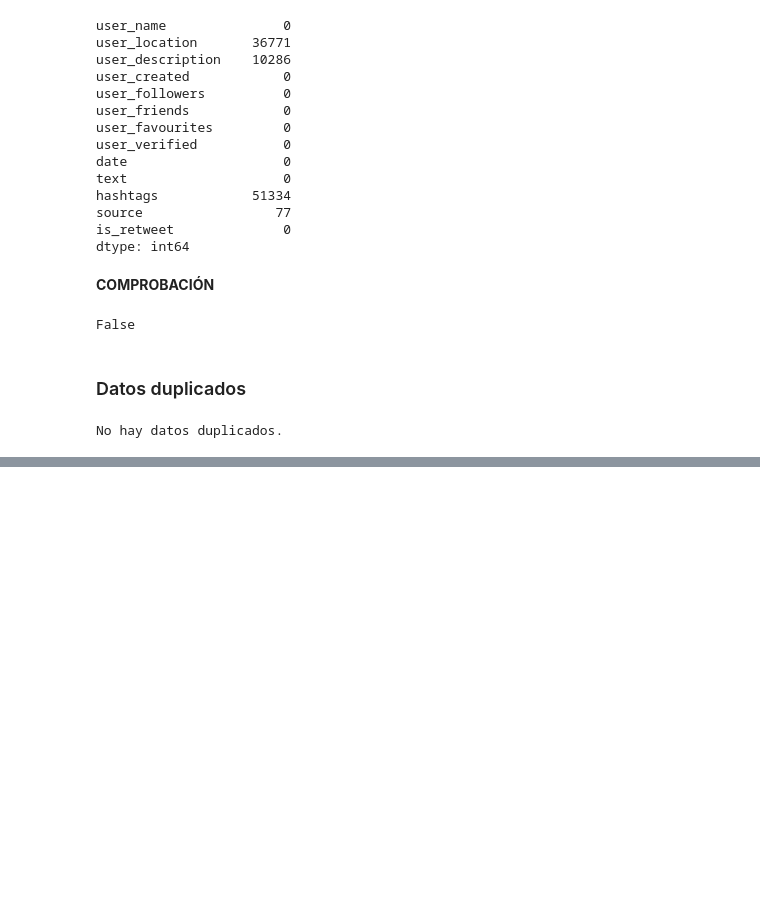
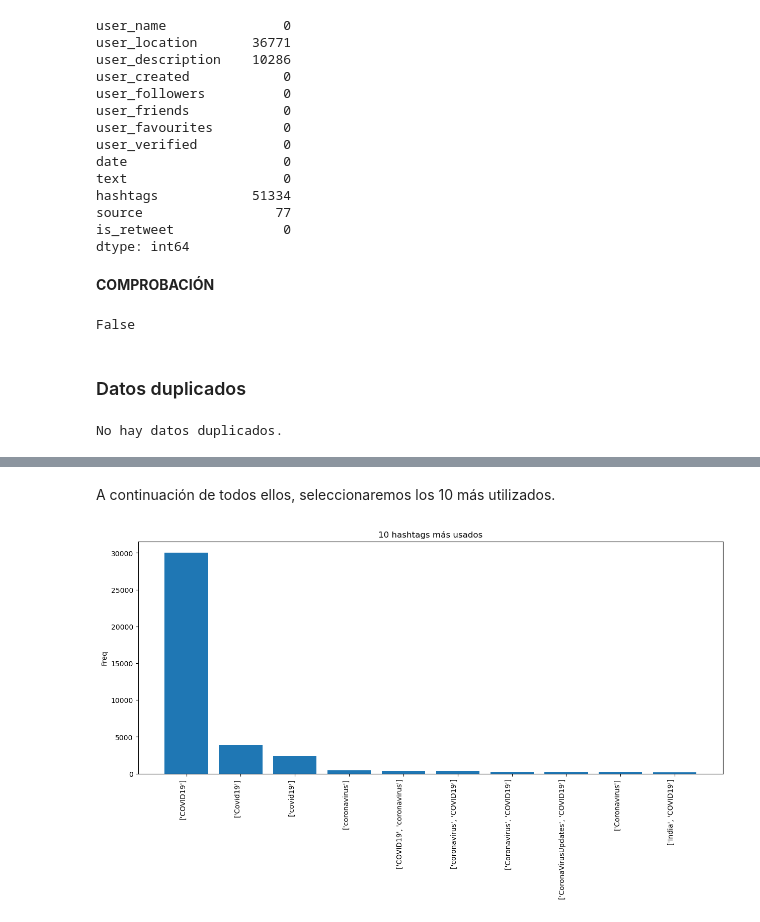
Before and after one commit to mgonzalz/busqueda_uso_dataset, a Jupyter notebook: covid19_tweets.ipynb, the cells around one changed output, grey strips where cells are left out. Saved outputs shown, nothing was run; the diff lists cells and outputs as text; code cells hidden in the pictures; blank space fills up the shorter version.

```diff
--- a/covid19_tweets.ipynb
+++ b/covid19_tweets.ipynb
@@ -110,0 +166,3 @@ No hay datos duplicados.
+# %%
+hashtag_counts = df_tweets_f2['hashtags'].value_counts()
+print(hashtag_counts)
@@ -110,0 +182,17 @@ No hay datos duplicados.
+# %% [markdown]
+A continuación de todos ellos, seleccionaremos los 10 más utilizados.
+# %%
+top_hashtags = hashtag_counts[:10]
+# %%
+fig, ax = plt.subplots(figsize=(15, 6))
+
+ax.bar(top_hashtags.index, top_hashtags.values)
+
+ax.set_title('10 hashtags más usados')
+ax.set_ylabel('Freq')
+plt.xticks(rotation=90, ha="right")
+plt.savefig('imagenes/hashtags_usados.png')
+
+plt.show()
+# %% [output]
+[figure, added]
```
Also changed, not shown: parts of 12 cells of this notebook, 5 other files.
